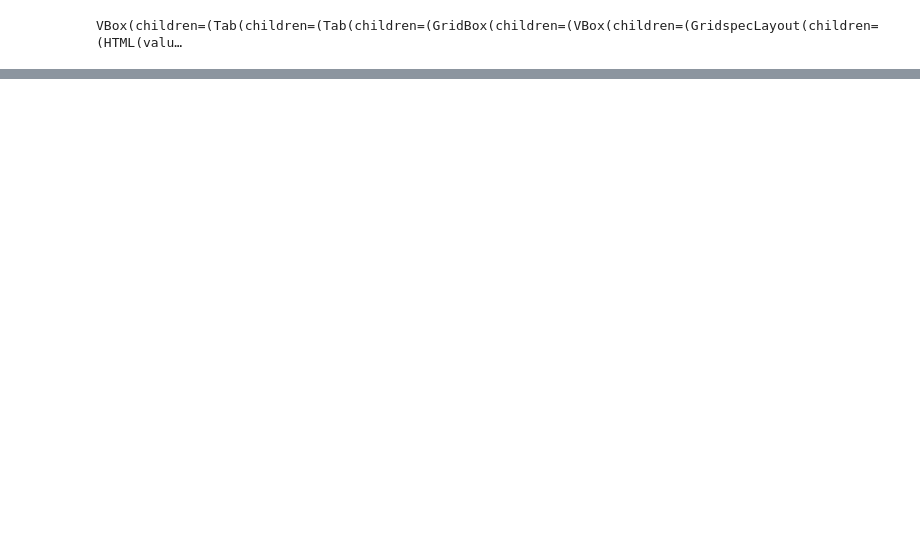
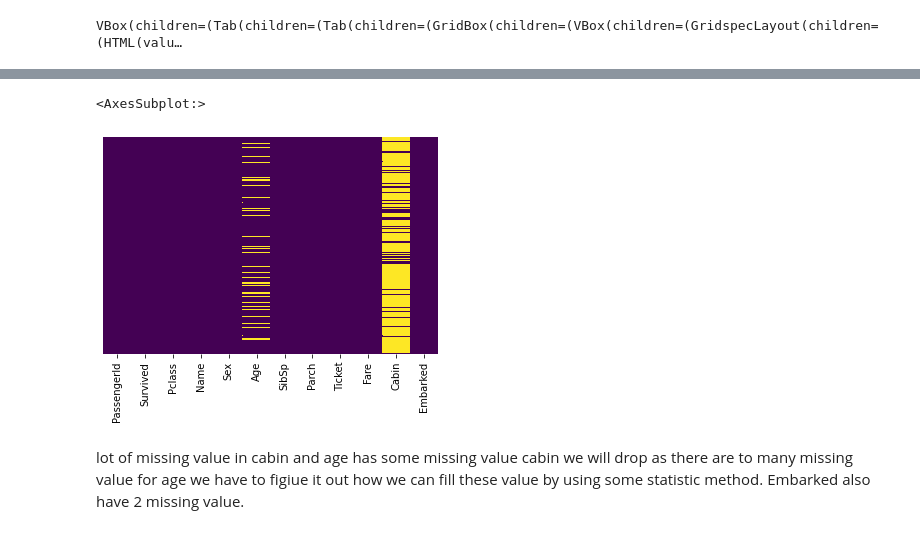
Before and after one commit to omtripathi786/titanic, a Jupyter notebook: om-titanic.ipynb, the cells around one changed output, grey strips where cells are left out. Drawn from its saved outputs; the diff is of its cells as text; code cells hidden in the pictures; blank space fills up the shorter version.

```diff
--- a/om-titanic.ipynb
+++ b/om-titanic.ipynb
@@ -25,0 +80,7 @@ VBox(children=(Tab(children=(Tab(children=(GridBox(children=(VBox(children=(Grid
+# %%
+sns.heatmap(train_df.isnull(),yticklabels=False,cbar=False,cmap='viridis')
+# %% [output]
+<AxesSubplot:>
+[figure, added]
+# %% [markdown]
+lot of missing value in cabin and age has some missing value cabin we will drop as there are to many missing value for age we have to figiue it out how we can fill these value by using some statistic method. Embarked also have 2 missing value.
```
Also changed, not shown: parts of 54 cells of this notebook, 1 other file.
